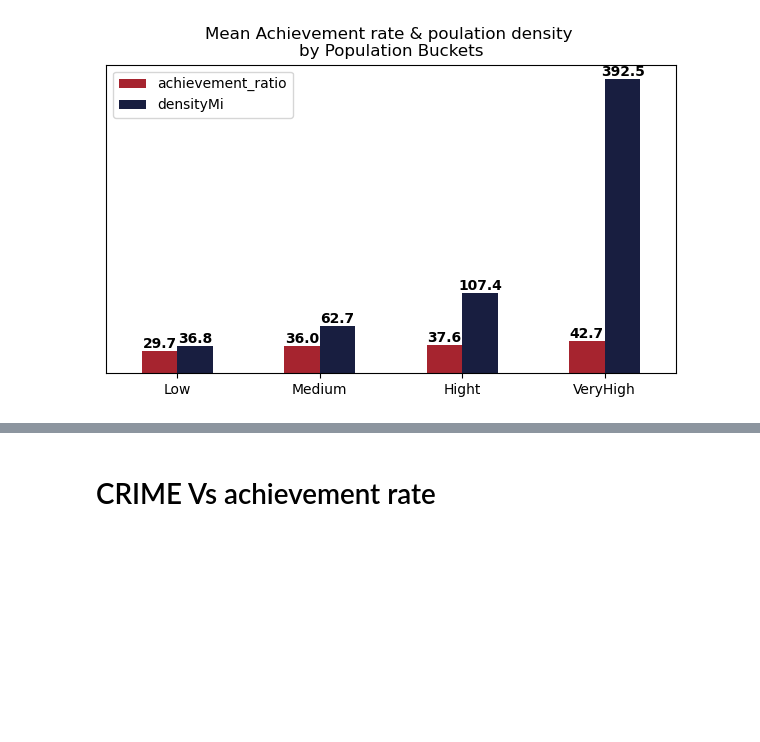
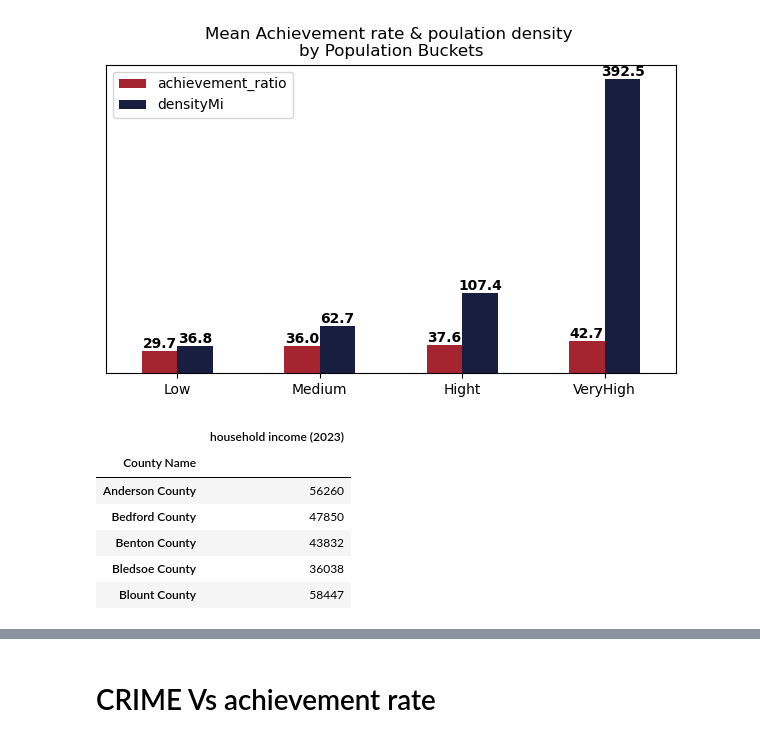
Before and after one commit to H-Getu/TN-Education-Landscape, a Jupyter notebook: scripts/Tn_education.ipynb, the cells around one changed output, grey strips where cells are left out. Saved outputs shown, nothing was run; the diff lists cells and outputs as text; code cells hidden in the pictures; blank space fills up the shorter version.

```diff
--- a/scripts/Tn_education.ipynb
+++ b/scripts/Tn_education.ipynb
@@ -1091,0 +1099,13 @@ plt.show()
+# %%
+#clean the dataset
+Avg_household_income = Avg_household_income.rename(columns = {'2023':'household income (2023)'})
+Avg_household_income.drop(['Preceding Period','Year Ago from Period'],axis = 1,  inplace = True)
+Avg_household_income.head()
+# %% [output]
+|  | household income (2023) |
+| County Name |  |
+| Anderson County | 56260 |
+| Bedford County | 47850 |
+| Benton County | 43832 |
+| Bledsoe County | 36038 |
+| Blount County | 58447 |
```
Also changed, not shown: parts of 6 cells of this notebook.
